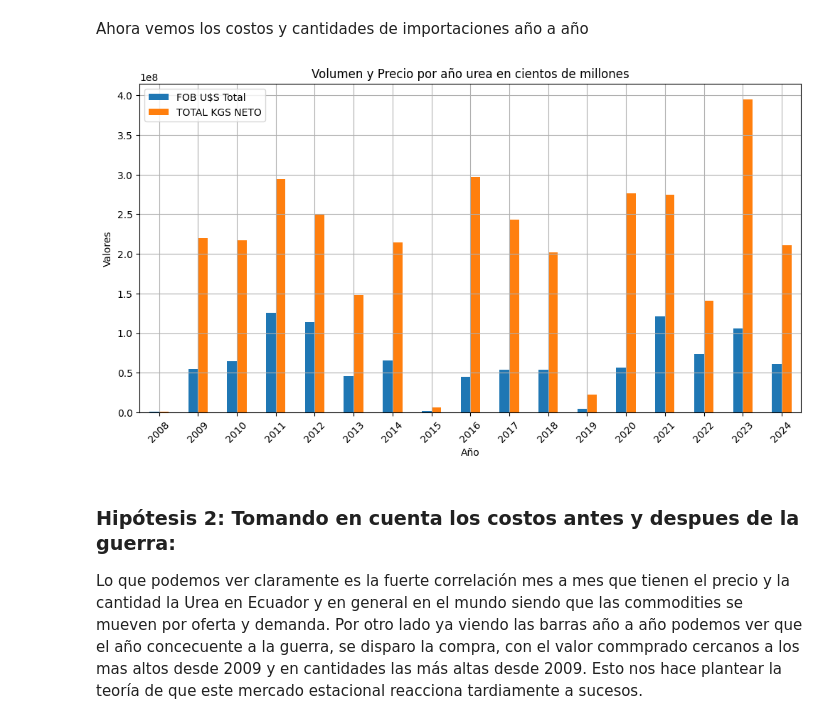
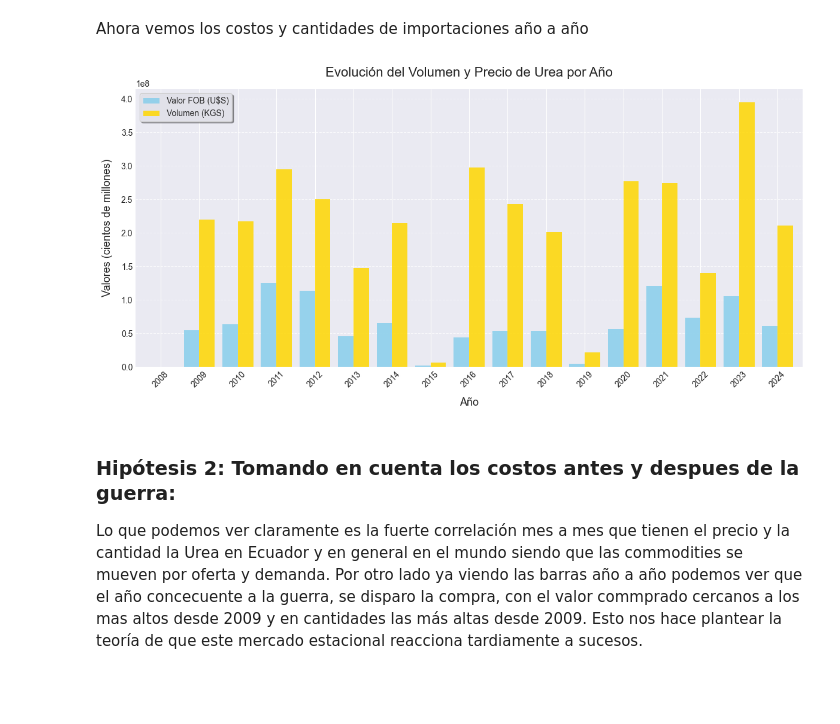
Before and after one commit to auricIecu/EDA, a Jupyter notebook: Memoria.ipynb, the cells around one changed output. Cells and saved outputs as stored; diff of their text form; code cells hidden in the pictures; blank space fills up the shorter version.

```diff
--- a/Memoria.ipynb
+++ b/Memoria.ipynb
@@ -1703,16 +1487,41 @@ Ahora vemos los costos y cantidades de importaciones año a año
 # %%
 fob_kgs_anual = pd.read_csv('/Users/auric/REPO_TEST/Entregas/Entrega 28 - 03 de abril de marzo/EDA Agricultura_Clima Ecuador/EDA/Data_2/fob_kgs/fob_kgs_anual.csv')
 
-data_subset = fob_kgs_anual
-data_subset.plot(x='Year', y=['FOB U$S Total', 'TOTAL KGS NETO'], kind='bar', figsize=(12, 6))
-plt.xlabel('Año')
-plt.ylabel('Valores')
-plt.title('Volumen y Precio por año urea en cientos de millones')
+style.use('seaborn-v0_8-darkgrid')
+
+fig, ax = plt.subplots(figsize=(12, 6))
+
+colores = ['#87CEEB', '#FFD700']
+
+fob_kgs_anual.plot(
+    x='Year',
+    y=['FOB U$S Total', 'TOTAL KGS NETO'],
+    kind='bar',
+    color=colores,
+    alpha=0.85,
+    width=0.8,
+    ax=ax
+)
+
+plt.xlabel('Año', fontsize=13, labelpad=10)
+plt.ylabel('Valores (cientos de millones)', fontsize=13, labelpad=10)
+plt.title('Evolución del Volumen y Precio de Urea por Año', fontsize=16, pad=15)
 plt.xticks(rotation=45)
-plt.grid(True)
+plt.grid(True, axis='y', linestyle='--', alpha=0.7)
+
+plt.legend(
+    ['Valor FOB (U$S)', 'Volumen (KGS)'],
+    frameon=True,
+    fancybox=True,
+    shadow=True,
+    framealpha=0.9,
+    loc='upper left'
+)
+
+plt.tight_layout()
 plt.show()
 # %% [output]
-[figure, old version]
+[figure, new version]
 # %% [markdown]
 <h3>Hipótesis 2: Tomando en cuenta los costos antes y despues de la guerra:</h3>
 
```
Also changed, not shown: parts of 132 cells of this notebook, 26 other files.
